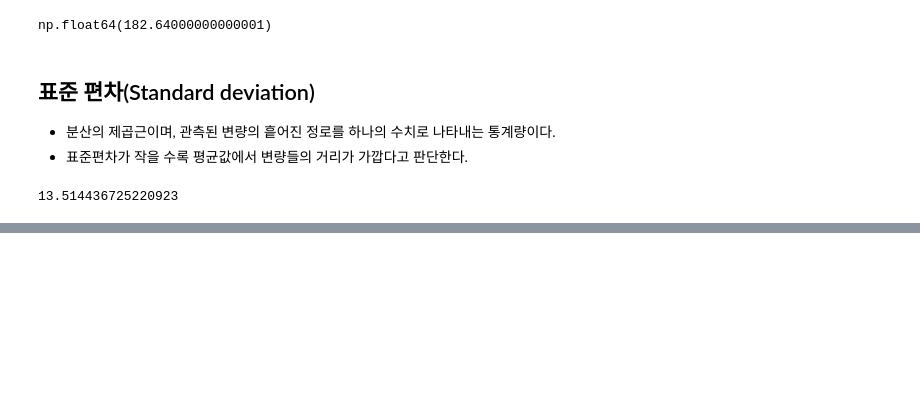
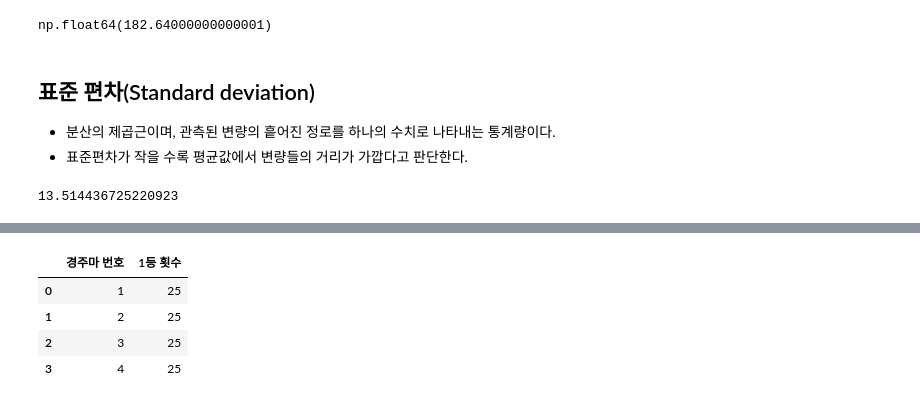
Before and after one commit to fdsa0317/kdt-data-analysis, a Jupyter notebook: 5. 데이터 분석(기초).ipynb, the cells around one changed output, grey strips where cells are left out. Cells and saved outputs as stored; diff of their text form; code cells hidden in the pictures; blank space fills up the shorter version.

```diff
--- a/5. 데이터 분석(기초).ipynb
+++ b/5. 데이터 분석(기초).ipynb
@@ -271,0 +334,9 @@ std
+# %%
+df_h_dist_group = df_h_dist.groupby("경주마 번호")["경주마 번호"].count().reset_index(name="1등 횟수")
+df_h_dist_group
+# %% [output]
+|  | 경주마 번호 | 1등 횟수 |
+| 0 | 1 | 25 |
+| 1 | 2 | 25 |
+| 2 | 3 | 25 |
+| 3 | 4 | 25 |
```
Also changed, not shown: parts of 10 cells of this notebook, 3 other files.
